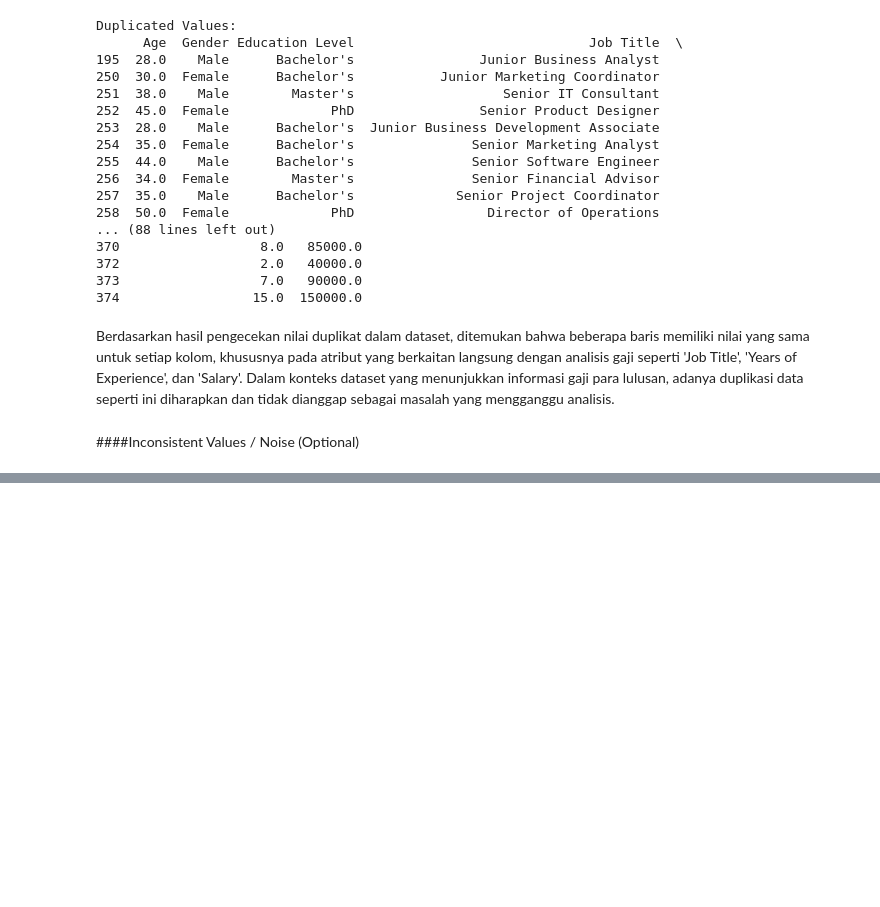
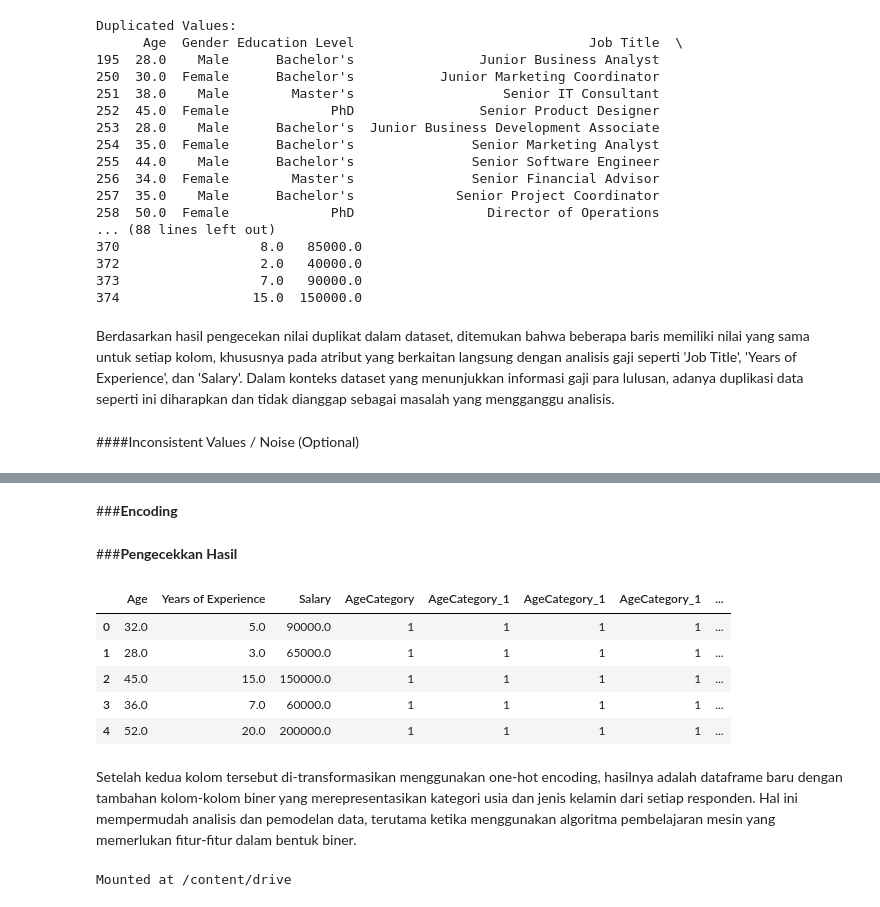
Before and after one commit to Udinkosd/Data-Mining-2024, a Jupyter notebook: Salary_Data.ipynb, the cells around one changed output, grey strips where cells are left out. Saved outputs shown, nothing was run; the diff lists cells and outputs as text; code cells hidden in the pictures; blank space fills up the shorter version.

```diff
--- a/Salary_Data.ipynb
+++ b/Salary_Data.ipynb
@@ -384,0 +604,25 @@ Berdasarkan hasil pengecekan nilai duplikat dalam dataset, ditemukan bahwa beber
+# %% [markdown]
+###**Encoding**
+# %%
+df = pd.get_dummies(df)
+# %% [markdown]
+###**Pengecekkan Hasil**
+# %%
+df.head()
+# %% [output]
+|  | Age | Years of Experience | Salary | AgeCategory | AgeCategory_1 | AgeCategory_1 | AgeCategory_1 | ... |
+| 0 | 32.0 | 5.0 | 90000.0 | 1 | 1 | 1 | 1 | ... |
+| 1 | 28.0 | 3.0 | 65000.0 | 1 | 1 | 1 | 1 | ... |
+| 2 | 45.0 | 15.0 | 150000.0 | 1 | 1 | 1 | 1 | ... |
+| 3 | 36.0 | 7.0 | 60000.0 | 1 | 1 | 1 | 1 | ... |
+| 4 | 52.0 | 20.0 | 200000.0 | 1 | 1 | 1 | 1 | ... |
+# %% [markdown]
+Setelah kedua kolom tersebut di-transformasikan menggunakan one-hot encoding, hasilnya adalah dataframe baru dengan tambahan kolom-kolom biner yang merepresentasikan kategori usia dan jenis kelamin dari setiap responden. Hal ini mempermudah analisis dan pemodelan data, terutama ketika menggunakan algoritma pembelajaran mesin yang memerlukan fitur-fitur dalam bentuk biner.
+# %%
+from google.colab import drive
+drive.mount('/content/drive')
+
+# Simpan DataFrame sebagai file CSV
+df.to_csv('/content/drive/My Drive/Data Cleaned.csv', index=False)
+# %% [output]
+Mounted at /content/drive
```
Also changed, not shown: parts of 49 cells of this notebook.
